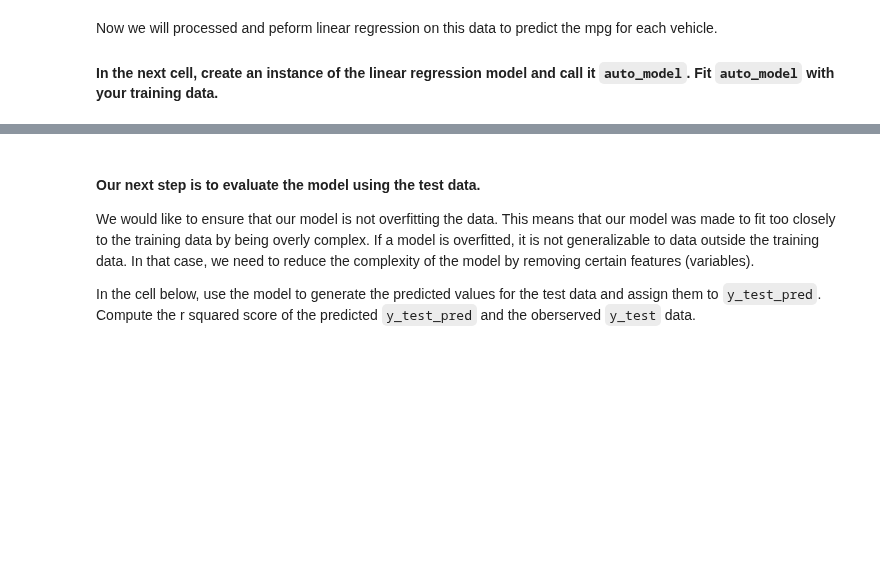
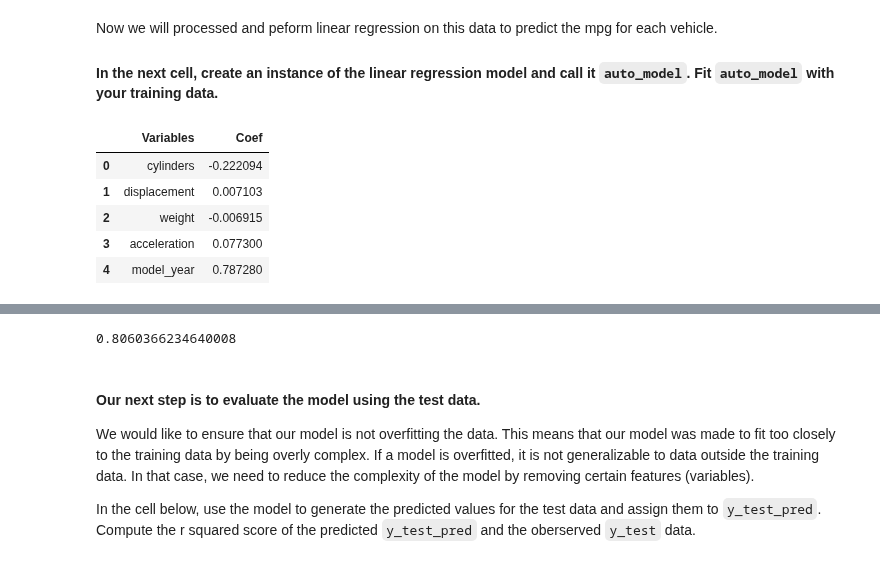
Before and after one commit to Shinan-tech/data-pt-ber-08-20, a Jupyter notebook: Labs/module-3_labs/02_supervised-learning/02_lab-supervised-learning-sklearn/your-code/main_Shinan.ipynb, the cells around one changed output, grey strips where cells are left out. Drawn from its saved outputs; the diff is of its cells as text; code cells hidden in the pictures; blank space fills up the shorter version.

```diff
--- a/Labs/module-3_labs/02_supervised-learning/02_lab-supervised-learning-sklearn/your-code/main_Shinan.ipynb
+++ b/Labs/module-3_labs/02_supervised-learning/02_lab-supervised-learning-sklearn/your-code/main_Shinan.ipynb
@@ -265,3 +307,8 @@ Assign the predictor and response training data to `X_train` and `y_train` respe
+# %%
+X = X = auto[[i for i in auto.columns.values if i !="mpg"]]
+y = auto["mpg"]
+from sklearn.model_selection import train_test_split
+X_train, X_test, y_train, y_test = train_test_split(X, y, test_size=0.2, random_state=100)
 # %% [markdown]
 Now we will processed and peform linear regression on this data to predict the mpg for each vehicle.
 
@@ -271,3 +316,15 @@ Now we will processed and peform linear regression on this data to predict the m
+# %%
+# Your code here:
+from sklearn.linear_model import LinearRegression
+auto_model = LinearRegression().fit(X_train, y_train)
+pd.DataFrame(zip(X.columns,auto_model.coef_), columns=("Variables", "Coef"))
+# %% [output]
+|  | Variables | Coef |
+| 0 | cylinders | -0.222094 |
+| 1 | displacement | 0.007103 |
+| 2 | weight | -0.006915 |
+| 3 | acceleration | 0.077300 |
+| 4 | model_year | 0.787280 |
 # %% [markdown]
 # Challenge 4 - Evaluate the Model
 
@@ -292,3 +347,12 @@ By adding the squares of the difference between all yi-ŷi pairs, we have a meas
+# %%
+# Your code here:
+from sklearn.metrics import r2_score
+
+y_pred = auto_model.predict(X_train)
+
+r2_score(y_train, y_pred)
+# %% [output]
+0.8060366234640008
 # %% [markdown]
 #### Our next step is to evaluate the model using the test data.
 
```
Also changed, not shown: parts of 18 cells of this notebook.
